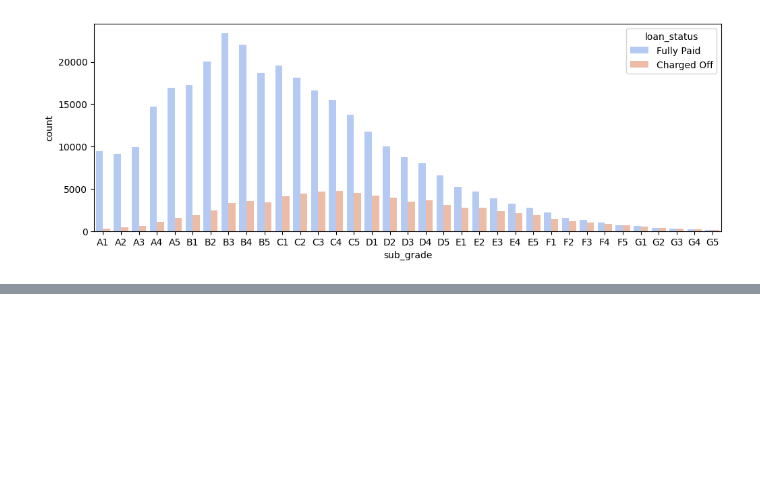
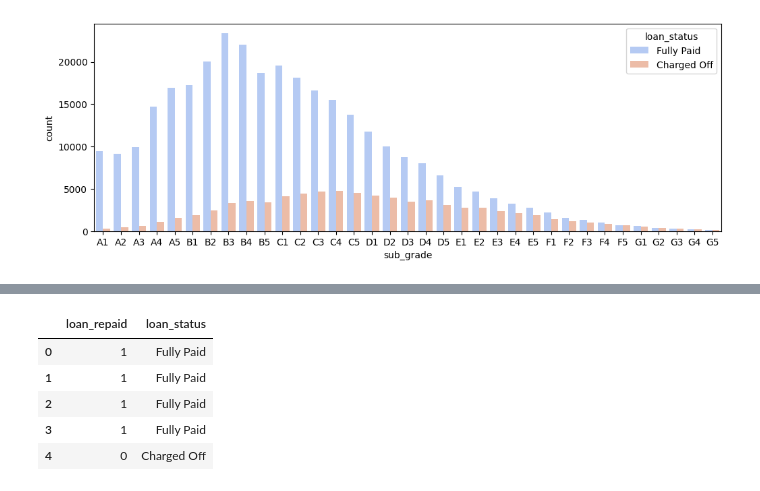
Before and after one commit to Saif-Ahh/LoanDetector, a Jupyter notebook: LoanDetector.ipynb, the cells around one changed output, grey strips where cells are left out. Saved outputs shown, nothing was run; the diff lists cells and outputs as text; code cells hidden in the pictures; blank space fills up the shorter version.

Commit message:
Add loan_repaid label column

```diff
--- a/LoanDetector.ipynb
+++ b/LoanDetector.ipynb
@@ -337,3 +337,6 @@ sns.countplot(data = df, x = 'sub_grade', order = sorted(df['sub_grade'].unique(
 # %% [output]
 <Axes: xlabel='sub_grade', ylabel='count'>
 [figure]
+# %%
+# New column called 'loan_repaid' which will contain a 1 if the loan status was "Fully Paid" and a 0 if it was "Charged Off".**
+df['loan_repaid'] = (df['loan_status'] == 'Fully Paid').astype(int)
@@ -339,0 +358,9 @@ sns.countplot(data = df, x = 'sub_grade', order = sorted(df['sub_grade'].unique(
+# %%
+df[['loan_repaid','loan_status']].head()
+# %% [output]
+|  | loan_repaid | loan_status |
+| 0 | 1 | Fully Paid |
+| 1 | 1 | Fully Paid |
+| 2 | 1 | Fully Paid |
+| 3 | 1 | Fully Paid |
+| 4 | 0 | Charged Off |
```
Also changed, not shown: parts of 1 cell of this notebook.
